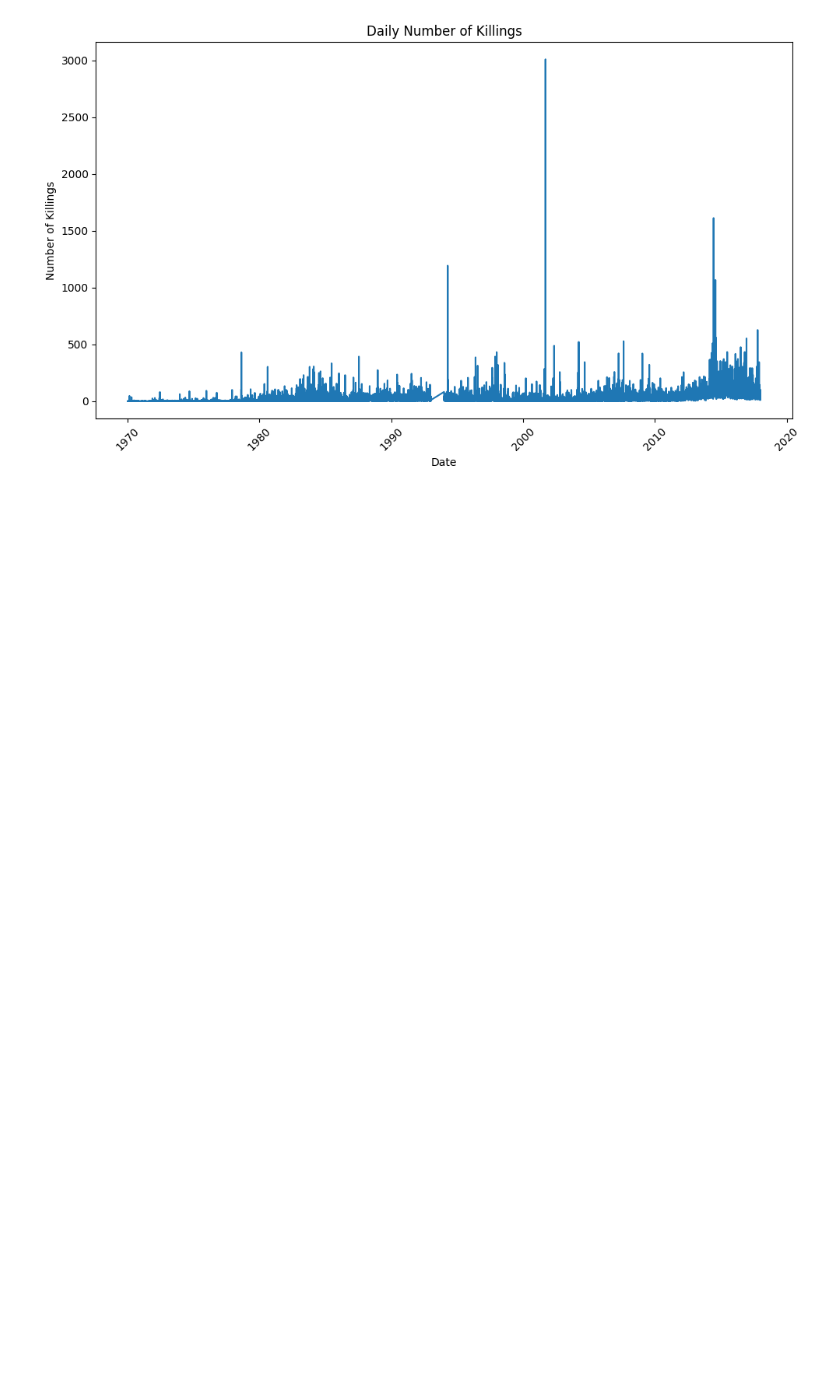
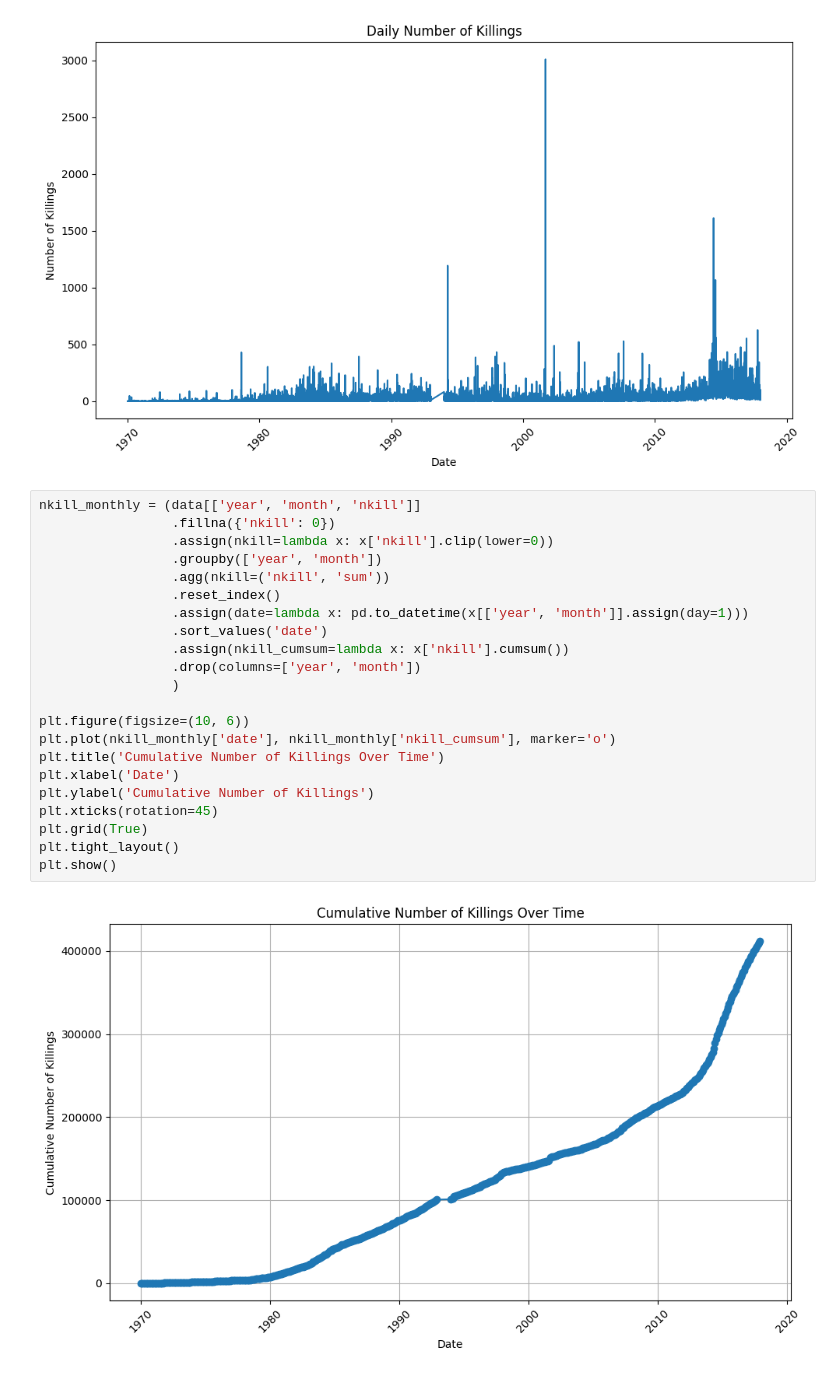
Before and after one commit to Asan1900/Data-Analytics, a Jupyter notebook: GlobalTerrorismDA/CTDA.ipynb, the cells around one changed output. Cells and saved outputs as stored; diff of their text form; blank space fills up the shorter version.

Commit message:
Plots over time

```diff
--- a/GlobalTerrorismDA/CTDA.ipynb
+++ b/GlobalTerrorismDA/CTDA.ipynb
@@ -583,3 +583,27 @@ plt.tight_layout()
 plt.show()
 # %% [output]
 [figure]
+# %%
+nkill_monthly = (data[['year', 'month', 'nkill']]
+                 .fillna({'nkill': 0})
+                 .assign(nkill=lambda x: x['nkill'].clip(lower=0))
+                 .groupby(['year', 'month'])
+                 .agg(nkill=('nkill', 'sum'))
+                 .reset_index()
+                 .assign(date=lambda x: pd.to_datetime(x[['year', 'month']].assign(day=1)))
+                 .sort_values('date')
+                 .assign(nkill_cumsum=lambda x: x['nkill'].cumsum())
+                 .drop(columns=['year', 'month'])
+                 )
+
+plt.figure(figsize=(10, 6))
+plt.plot(nkill_monthly['date'], nkill_monthly['nkill_cumsum'], marker='o')
+plt.title('Cumulative Number of Killings Over Time')
+plt.xlabel('Date')
+plt.ylabel('Cumulative Number of Killings')
+plt.xticks(rotation=45)
+plt.grid(True)
+plt.tight_layout()
+plt.show()
+# %% [output]
+[figure, added]
```
Also changed, not shown: parts of 2 cells of this notebook.
